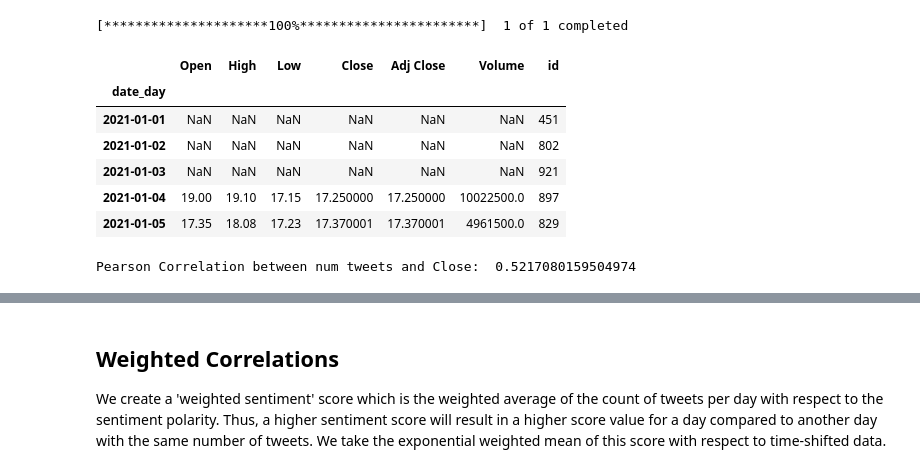
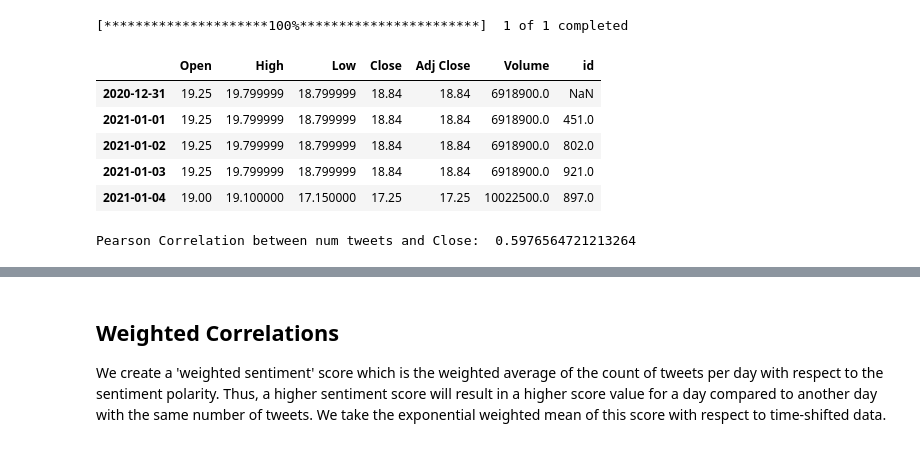
Before and after one commit to chilicrabcakes/stock_market_twitter_sentiment, a Jupyter notebook: stock_market_analysis/price_prediction.ipynb, the cells around one changed output, grey strips where cells are left out. Saved outputs shown, nothing was run; the diff lists cells and outputs as text; code cells hidden in the pictures.

```diff
--- a/stock_market_analysis/price_prediction.ipynb
+++ b/stock_market_analysis/price_prediction.ipynb
@@ -133,7 +133,7 @@ Sentiment(polarity=1.0, subjectivity=0.75)
 ### Comparing Stock Price with tweet counts
 # %%
 # Get Stock Price Data
-stock_data = yf.download('GME', interval='1d', start_date='2021-01-01')
+stock_data = yf.download('GME', interval='1d', start_date='2020-12-30')
 
 # Get Sentiment Scores for tweets
 tweet_data['tweet_sentiment'] = tweet_data['tweet'].apply(lambda x: TextBlob(x).sentiment)
@@ -145,23 +145,25 @@ tweet_data.drop(columns=['tweet_sentiment'], inplace=True)
 # %%
 # Number of Tweets vs Stock Price
 
 # Converting datetime string to YYYY-MM-DD only format for grouping
 tweet_data['date_day'] = tweet_data['date'].apply(lambda x: datetime.strptime(x, '%Y-%m-%d %H:%M:%S').strftime("%Y-%m-%d"))
 num_tweets = tweet_data.groupby('date_day').count()['id']
 
 # Joining stock_data with num_tweets
 # Major problem here is that the NYSE doesn't trade on weekends, but people do tweet on weekends
 # Going to do a right join and replace the NaN values with 0, just so we can see clearly on the graph
-stock_data = stock_data.join(num_tweets, how='right')
+stock_data = stock_data[stock_data.index > datetime.strptime('2020-12-30', '%Y-%m-%d')]
+stock_data = stock_data[stock_data.index <= datetime.strptime('2021-01-24', '%Y-%m-%d')]
+stock_data = stock_data.join(num_tweets, how='outer')
+stock_data.fillna(method='ffill', inplace=True)
 stock_data.head()
 # %% [output]
 |  | Open | High | Low | Close | Adj Close | Volume | id |
-| date_day |  |  |  |  |  |  |  |
-| 2021-01-01 | NaN | NaN | NaN | NaN | NaN | NaN | 451 |
-| 2021-01-02 | NaN | NaN | NaN | NaN | NaN | NaN | 802 |
-| 2021-01-03 | NaN | NaN | NaN | NaN | NaN | NaN | 921 |
-| 2021-01-04 | 19.00 | 19.10 | 17.15 | 17.250000 | 17.250000 | 10022500.0 | 897 |
-| 2021-01-05 | 17.35 | 18.08 | 17.23 | 17.370001 | 17.370001 | 4961500.0 | 829 |
+| 2020-12-31 | 19.25 | 19.799999 | 18.799999 | 18.84 | 18.84 | 6918900.0 | NaN |
+| 2021-01-01 | 19.25 | 19.799999 | 18.799999 | 18.84 | 18.84 | 6918900.0 | 451.0 |
+| 2021-01-02 | 19.25 | 19.799999 | 18.799999 | 18.84 | 18.84 | 6918900.0 | 802.0 |
+| 2021-01-03 | 19.25 | 19.799999 | 18.799999 | 18.84 | 18.84 | 6918900.0 | 921.0 |
+| 2021-01-04 | 19.00 | 19.100000 | 17.150000 | 17.25 | 17.25 | 10022500.0 | 897.0 |
 # %%
 # Multiple Axes graph
 import plotly.graph_objects as go
@@ -172,12 +174,12 @@ fig = make_subplots(specs=[[{"secondary_y": True}]])
 
 # Add traces
 fig.add_trace(
-    go.Scatter(x=plot_data.index, y=plot_data['Close'], name="GME daily close"),
+    go.Scatter(x=stock_data.index, y=stock_data['Close'], name="GME daily close"),
     secondary_y=True,
 )
 
 fig.add_trace(
-    go.Scatter(x=plot_data.index, y=plot_data['id'], opacity=0.5, name="GME daily tweets"),
+    go.Scatter(x=stock_data.index, y=stock_data['id'], opacity=0.5, name="GME daily tweets"),
     secondary_y=False,
 )
 
@@ -195,6 +197,6 @@ fig.update_yaxes(title_text="<b>secondary</b> Stock price", secondary_y=True)
 
 fig.show()
 
-print('Pearson Correlation between num tweets and Close: ', plot_data.corr()['id']['Close'])
+print('Pearson Correlation between num tweets and Close: ', stock_data.corr()['id']['Close'])
 # %% [output]
-Pearson Correlation between num tweets and Close:  0.5217080159504974
+Pearson Correlation between num tweets and Close:  0.5976564721213264
```
Also changed, not shown: parts of 3 cells of this notebook.
